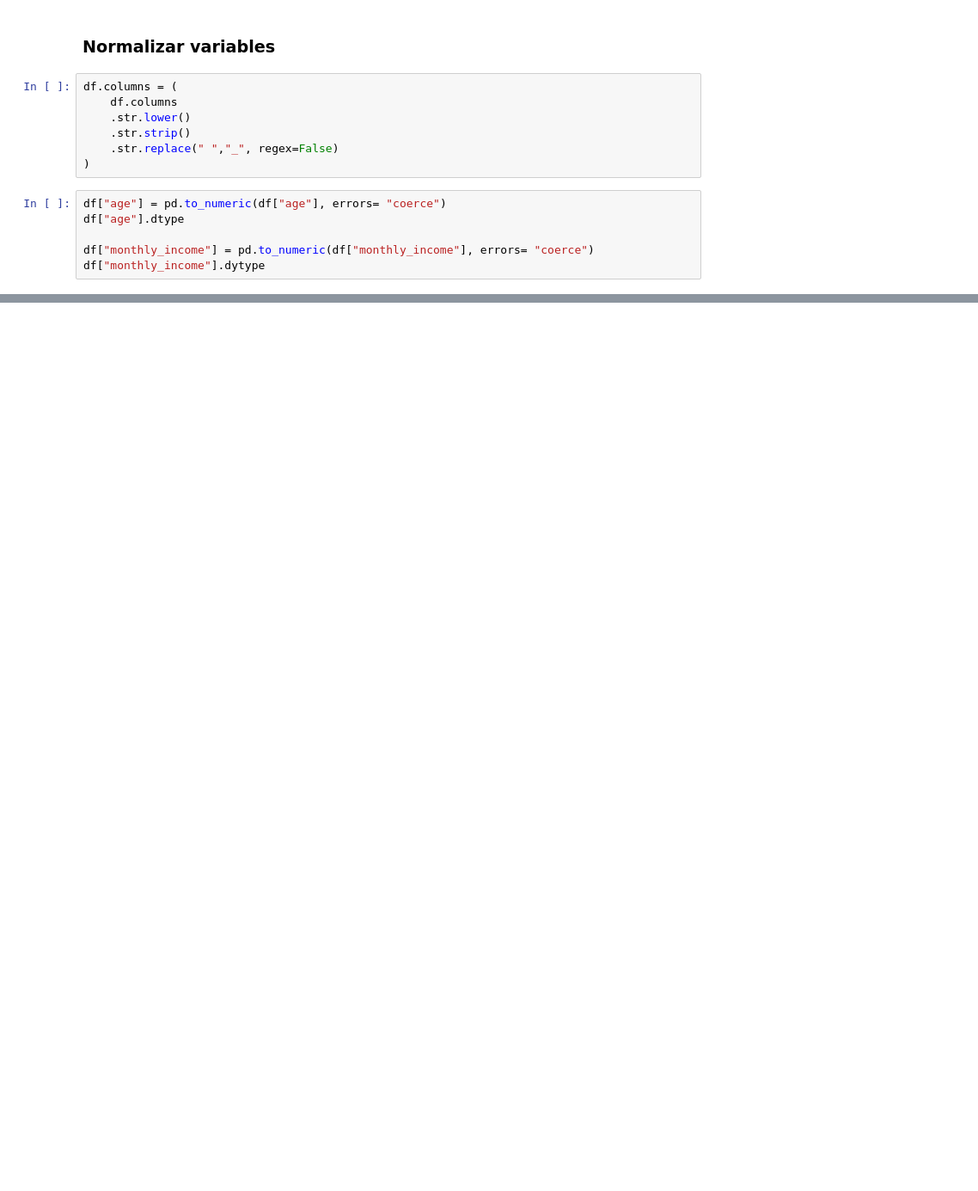
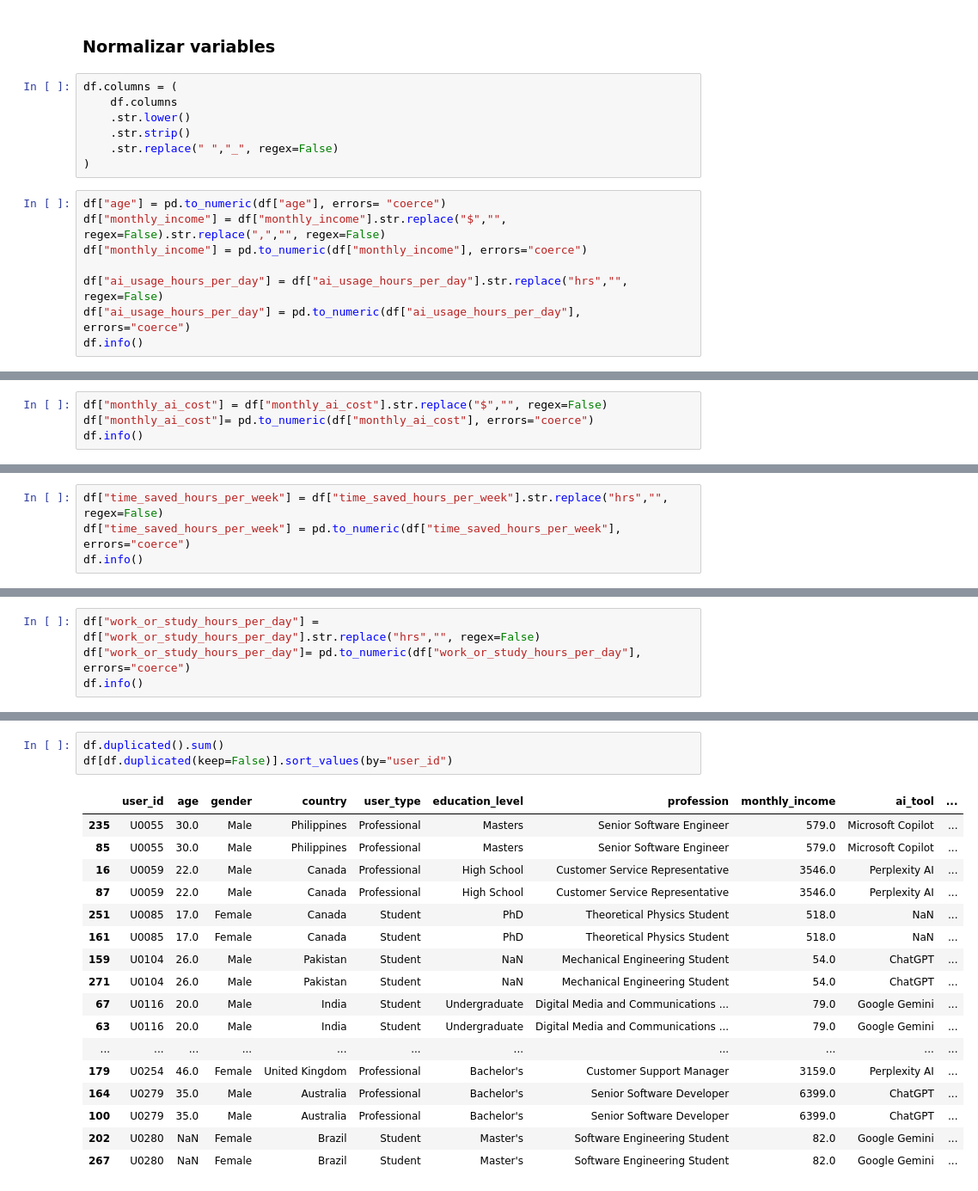
Before and after one commit to NicoBonorino/Tp_Python, a Jupyter notebook: TP.ipynb, the cells around one changed output, grey strips where cells are left out. Shown at 86% size. Drawn from its saved outputs; the diff is of its cells as text; blank space fills up the shorter version.

```diff
--- a/TP.ipynb
+++ b/TP.ipynb
@@ -81,8 +87,10 @@ df.columns = (
 )
 # %%
 df["age"] = pd.to_numeric(df["age"], errors= "coerce")
-df["age"].dtype
+df["monthly_income"] = df["monthly_income"].str.replace("$","", regex=False).str.replace(",","", regex=False)
+df["monthly_income"] = pd.to_numeric(df["monthly_income"], errors="coerce")
 
-df["monthly_income"] = pd.to_numeric(df["monthly_income"], errors= "coerce")
-df["monthly_income"].dytype
+df["ai_usage_hours_per_day"] = df["ai_usage_hours_per_day"].str.replace("hrs","", regex=False)
+df["ai_usage_hours_per_day"] = pd.to_numeric(df["ai_usage_hours_per_day"], errors="coerce")
+df.info()
 # %% [output]
@@ -89,0 +114,4 @@ AttributeError: 'Series' object has no attribute 'dytype'
+# %%
+df["monthly_ai_cost"] = df["monthly_ai_cost"].str.replace("$","", regex=False)
+df["monthly_ai_cost"]= pd.to_numeric(df["monthly_ai_cost"], errors="coerce")
+df.info()
@@ -89,0 +136,4 @@ AttributeError: 'Series' object has no attribute 'dytype'
+# %%
+df["time_saved_hours_per_week"] = df["time_saved_hours_per_week"].str.replace("hrs","", regex=False)
+df["time_saved_hours_per_week"] = pd.to_numeric(df["time_saved_hours_per_week"], errors="coerce")
+df.info()
@@ -89,0 +158,4 @@ AttributeError: 'Series' object has no attribute 'dytype'
+# %%
+df["work_or_study_hours_per_day"] = df["work_or_study_hours_per_day"].str.replace("hrs","", regex=False)
+df["work_or_study_hours_per_day"]= pd.to_numeric(df["work_or_study_hours_per_day"], errors="coerce")
+df.info()
@@ -89,0 +180,21 @@ AttributeError: 'Series' object has no attribute 'dytype'
+# %%
+df.duplicated().sum()
+df[df.duplicated(keep=False)].sort_values(by="user_id")
+# %% [output]
+|  | user_id | age | gender | country | user_type | education_level | profession | monthly_income | ai_tool | ... |
+| 235 | U0055 | 30.0 | Male | Philippines | Professional | Masters | Senior Software Engineer | 579.0 | Microsoft Copilot | ... |
+| 85 | U0055 | 30.0 | Male | Philippines | Professional | Masters | Senior Software Engineer | 579.0 | Microsoft Copilot | ... |
+| 16 | U0059 | 22.0 | Male | Canada | Professional | High School | Customer Service Representative | 3546.0 | Perplexity AI | ... |
+| 87 | U0059 | 22.0 | Male | Canada | Professional | High School | Customer Service Representative | 3546.0 | Perplexity AI | ... |
+| 251 | U0085 | 17.0 | Female | Canada | Student | PhD | Theoretical Physics Student | 518.0 | NaN | ... |
+| 161 | U0085 | 17.0 | Female | Canada | Student | PhD | Theoretical Physics Student | 518.0 | NaN | ... |
+| 159 | U0104 | 26.0 | Male | Pakistan | Student | NaN | Mechanical Engineering Student | 54.0 | ChatGPT | ... |
+| 271 | U0104 | 26.0 | Male | Pakistan | Student | NaN | Mechanical Engineering Student | 54.0 | ChatGPT | ... |
+| 67 | U0116 | 20.0 | Male | India | Student | Undergraduate | Digital Media and Communications ... | 79.0 | Google Gemini | ... |
+| 63 | U0116 | 20.0 | Male | India | Student | Undergraduate | Digital Media and Communications ... | 79.0 | Google Gemini | ... |
+| ... | ... | ... | ... | ... | ... | ... | ... | ... | ... | ... |
+| 179 | U0254 | 46.0 | Female | United Kingdom | Professional | Bachelor's | Customer Support Manager | 3159.0 | Perplexity AI | ... |
+| 164 | U0279 | 35.0 | Male | Australia | Professional | Bachelor's | Senior Software Developer | 6399.0 | ChatGPT | ... |
+| 100 | U0279 | 35.0 | Male | Australia | Professional | Bachelor's | Senior Software Developer | 6399.0 | ChatGPT | ... |
+| 202 | U0280 | NaN | Female | Brazil | Student | Master's | Software Engineering Student | 82.0 | Google Gemini | ... |
+| 267 | U0280 | NaN | Female | Brazil | Student | Master's | Software Engineering Student | 82.0 | Google Gemini | ... |
```
Also changed, not shown: parts of 10 cells of this notebook.
